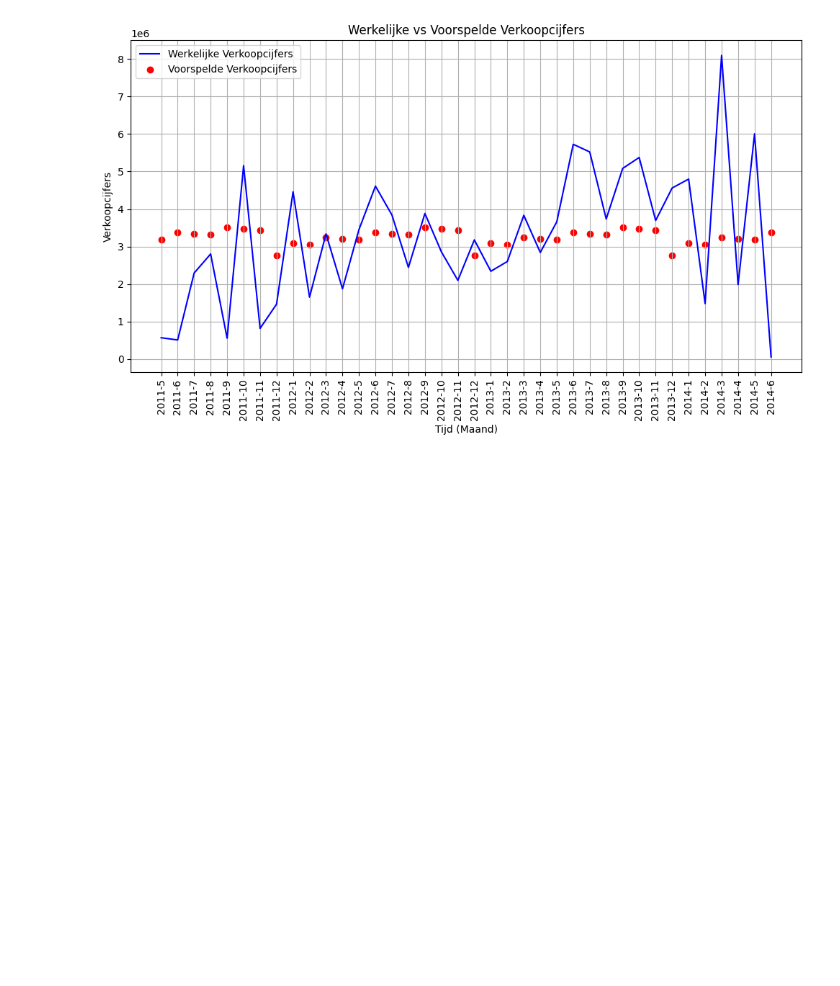
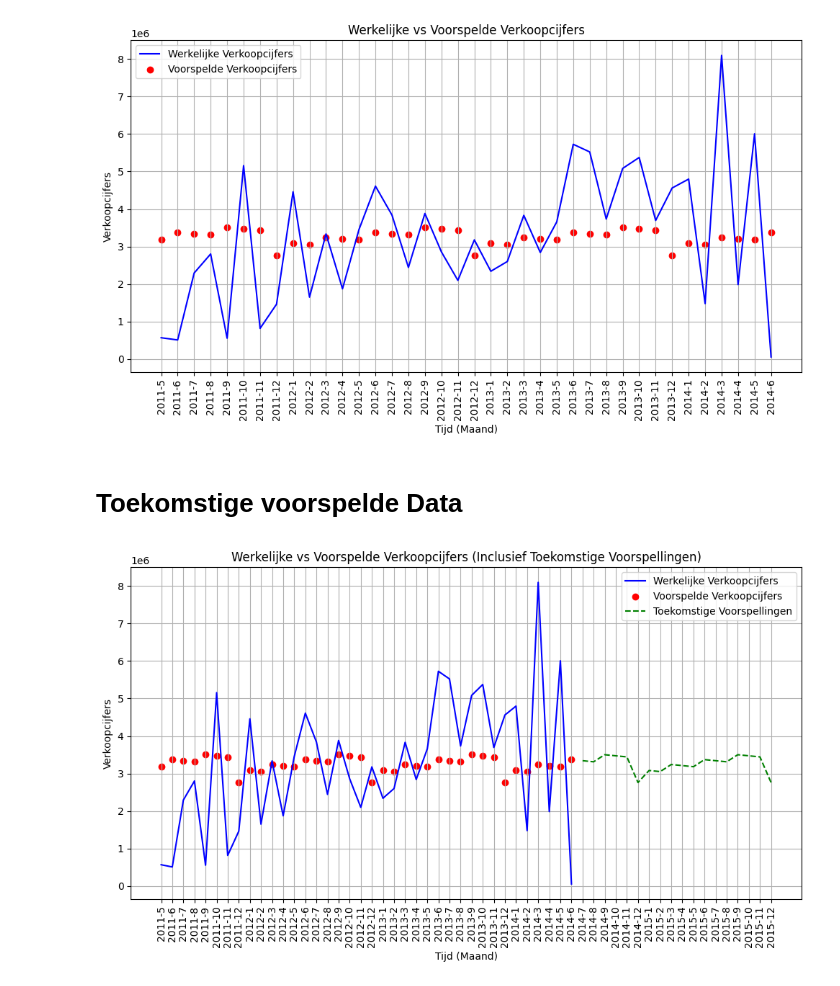
Before and after one commit to juustins/DEDS-PROJECT-2024, a Jupyter notebook: LinearRegression.ipynb, the cells around one changed output. Drawn from its saved outputs; the diff is of its cells as text; code cells hidden in the pictures; blank space fills up the shorter version.

Commit message:
Predicts future sales till Dec31 2015

```diff
--- a/LinearRegression.ipynb
+++ b/LinearRegression.ipynb
@@ -93,3 +85,50 @@ plt.tight_layout()
 plt.show()
 # %% [output]
 [figure]
+# %% [markdown]
+# Toekomstige voorspelde Data
+# %%
+import pandas as pd
+from sklearn.linear_model import LinearRegression
+from sklearn.metrics import mean_squared_error
+import numpy as np
+import matplotlib.pyplot as plt
+
+# Stap 1: Genereer toekomstige datapunten
+future_months = pd.date_range(start='2014-07-01', end='2015-12-31', freq='M')
+future_df = pd.DataFrame({'Year': future_months.year, 'Month': future_months.month})
+
+# Voeg de seizoensvariabele toe aan het toekomstige DataFrame
+future_df['Season'] = future_df['Month'].apply(lambda x: (x % 12 + 3) // 3)
+
+# Gebruik dezelfde feature set als het trainingsmodel
+X_future = future_df[['Month', 'Season']]
+
+# Stap 2: Voorspellingen doen met het getrainde model
+future_df['PredictedSales'] = model.predict(X_future)
+
+# Visualisatie van de resultaten, inclusief toekomstige voorspellingen
+plt.figure(figsize=(10, 6))
+
+# Plot werkelijke verkoopcijfers tot en met juni 2014
+plt.plot(df['Year'].astype(str) + '-' + df['Month'].astype(str), df['MonthlySales'], label='Werkelijke Verkoopcijfers', color='blue')
+
+# Plot voorspelde verkoopcijfers voor de gehele dataset
+plt.scatter(df['Year'].astype(str) + '-' + df['Month'].astype(str), y_pred_full, color='red', label='Voorspelde Verkoopcijfers')
+
+# Plot voorspelde verkoopcijfers voor toekomstige datapunten
+plt.plot(future_df['Year'].astype(str) + '-' + future_df['Month'].astype(str), future_df['PredictedSales'], label='Toekomstige Voorspellingen', color='green', linestyle='--')
+
+# Labels en titel toevoegen
+plt.xlabel('Tijd (Maand)')
+plt.ylabel('Verkoopcijfers')
+plt.title('Werkelijke vs Voorspelde Verkoopcijfers (Inclusief Toekomstige Voorspellingen)')
+plt.legend()
+plt.xticks(rotation=90)
+plt.grid(True)
+plt.tight_layout()
+
+# Plot weergeven
+plt.show()
+# %% [output]
+[figure, added]
```
Also changed, not shown: parts of 1 cell of this notebook.
